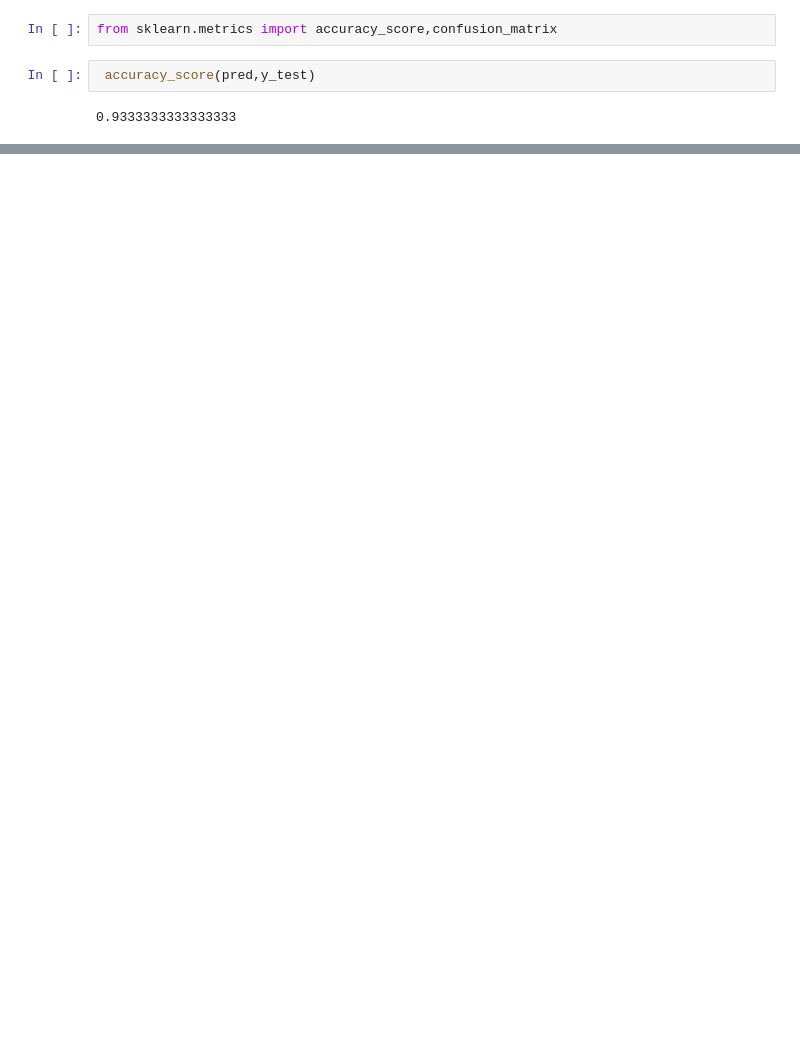
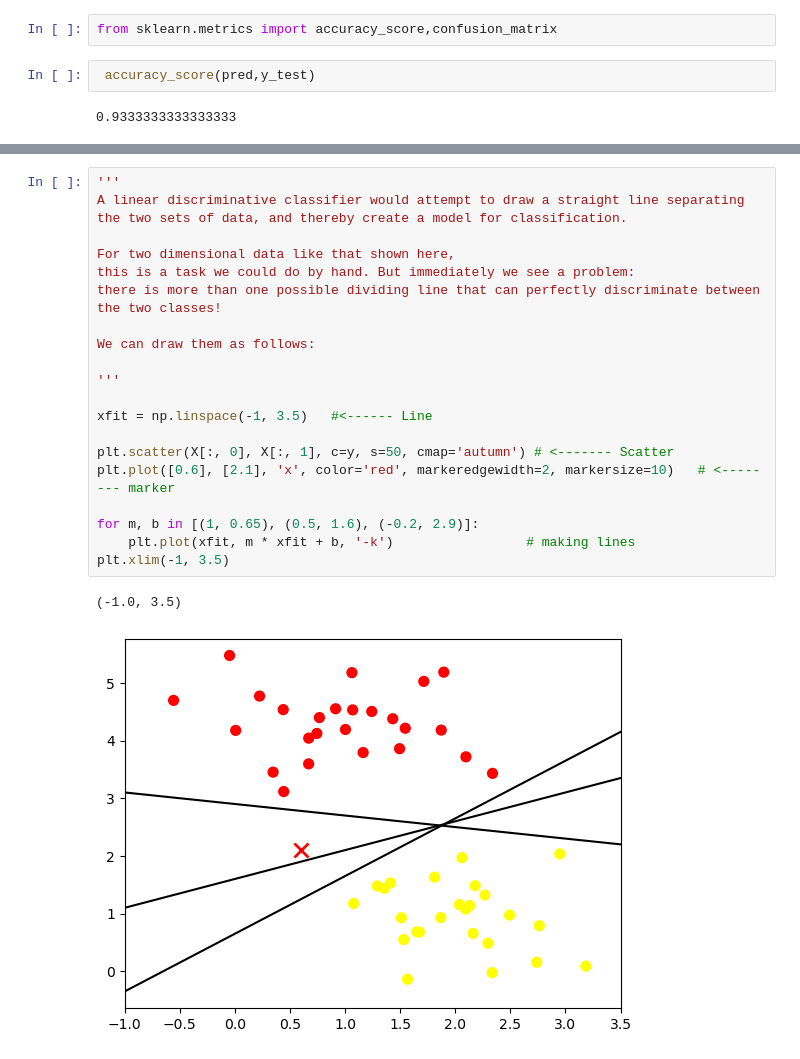
Before and after one commit to Isuru-Sandaruwan-Kumarasiri/Machine-Learning, a Jupyter notebook: 7-Support_Vector_Machine/SVM Algorithem.ipynb, the cells around one changed output, grey strips where cells are left out. Cells and saved outputs as stored; diff of their text form; blank space fills up the shorter version.

```diff
--- a/7-Support_Vector_Machine/SVM Algorithem.ipynb
+++ b/7-Support_Vector_Machine/SVM Algorithem.ipynb
@@ -130,0 +272,23 @@ confusion_matrix(pred,y_)
+# %%
+'''
+A linear discriminative classifier would attempt to draw a straight line separating the two sets of data, and thereby create a model for classification.
+
+For two dimensional data like that shown here,
+this is a task we could do by hand. But immediately we see a problem:
+there is more than one possible dividing line that can perfectly discriminate between the two classes!
+
+We can draw them as follows:
+
+'''
+
+xfit = np.linspace(-1, 3.5)   #<------ Line
+
+plt.scatter(X[:, 0], X[:, 1], c=y, s=50, cmap='autumn') # <------- Scatter
+plt.plot([0.6], [2.1], 'x', color='red', markeredgewidth=2, markersize=10)   # <-------- marker
+
+for m, b in [(1, 0.65), (0.5, 1.6), (-0.2, 2.9)]:
+    plt.plot(xfit, m * xfit + b, '-k')                 # making lines
+plt.xlim(-1, 3.5)
+# %% [output]
+(-1.0, 3.5)
+[figure, added]
```
Also changed, not shown: parts of 24 cells of this notebook, 1 other file.
